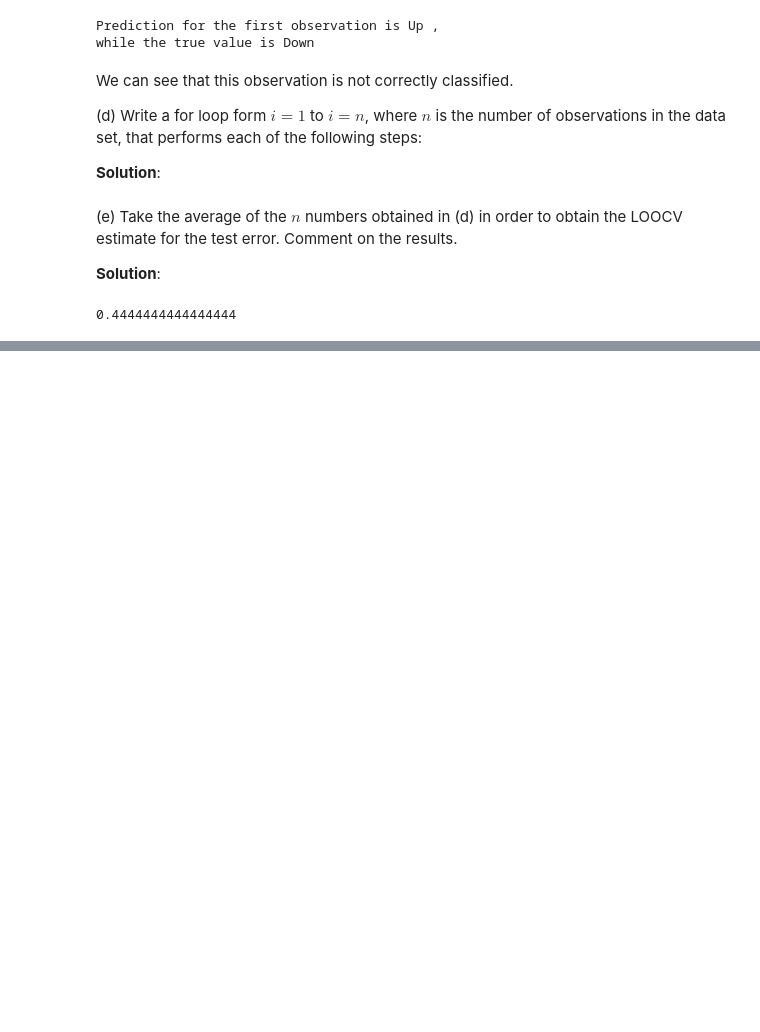
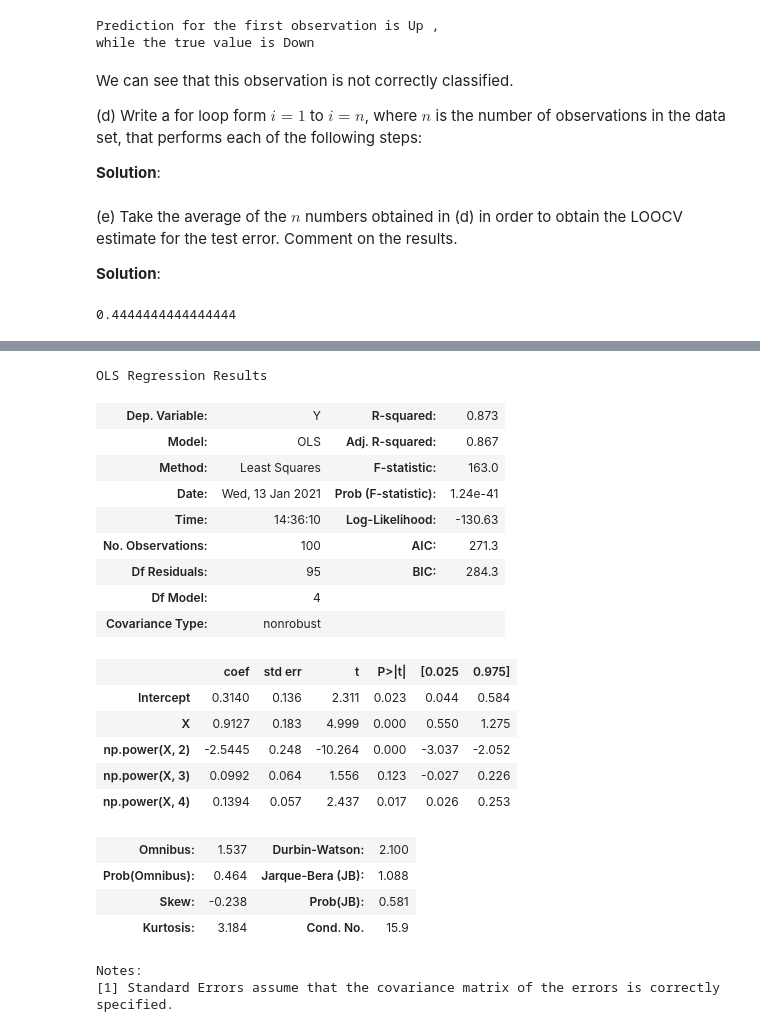
Before and after one commit to chenyulue/ISLP, a Jupyter notebook: Ch05/Ch05_Resampleing_Methods_Exercises.ipynb, the cells around one changed output, grey strips where cells are left out. Saved outputs shown, nothing was run; the diff lists cells and outputs as text; code cells hidden in the pictures; blank space fills up the shorter version.

```diff
--- a/Ch05/Ch05_Resampleing_Methods_Exercises.ipynb
+++ b/Ch05/Ch05_Resampleing_Methods_Exercises.ipynb
@@ -418,0 +541,28 @@ error_num
+# %%
+data = pd.DataFrame({'X':x, 'Y':y})
+lg_fit = smf.ols('Y~X+np.power(X,2)+np.power(X,3)+np.power(X,4)',
+                 data=data).fit()
+lg_fit.summary()
+# %% [output]
+OLS Regression Results
+| Dep. Variable: | Y | R-squared: | 0.873 |
+| Model: | OLS | Adj. R-squared: | 0.867 |
+| Method: | Least Squares | F-statistic: | 163.0 |
+| Date: | Wed, 13 Jan 2021 | Prob (F-statistic): | 1.24e-41 |
+| Time: | 14:36:10 | Log-Likelihood: | -130.63 |
+| No. Observations: | 100 | AIC: | 271.3 |
+| Df Residuals: | 95 | BIC: | 284.3 |
+| Df Model: | 4 |  |  |
+| Covariance Type: | nonrobust |  |  |
+|  | coef | std err | t | P>|t| | [0.025 | 0.975] |
+| Intercept | 0.3140 | 0.136 | 2.311 | 0.023 | 0.044 | 0.584 |
+| X | 0.9127 | 0.183 | 4.999 | 0.000 | 0.550 | 1.275 |
+| np.power(X, 2) | -2.5445 | 0.248 | -10.264 | 0.000 | -3.037 | -2.052 |
+| np.power(X, 3) | 0.0992 | 0.064 | 1.556 | 0.123 | -0.027 | 0.226 |
+| np.power(X, 4) | 0.1394 | 0.057 | 2.437 | 0.017 | 0.026 | 0.253 |
+| Omnibus: | 1.537 | Durbin-Watson: | 2.100 |
+| Prob(Omnibus): | 0.464 | Jarque-Bera (JB): | 1.088 |
+| Skew: | -0.238 | Prob(JB): | 0.581 |
+| Kurtosis: | 3.184 | Cond. No. | 15.9 |
+Notes:
+[1] Standard Errors assume that the covariance matrix of the errors is correctly specified.
```
Also changed, not shown: parts of 25 cells of this notebook.
